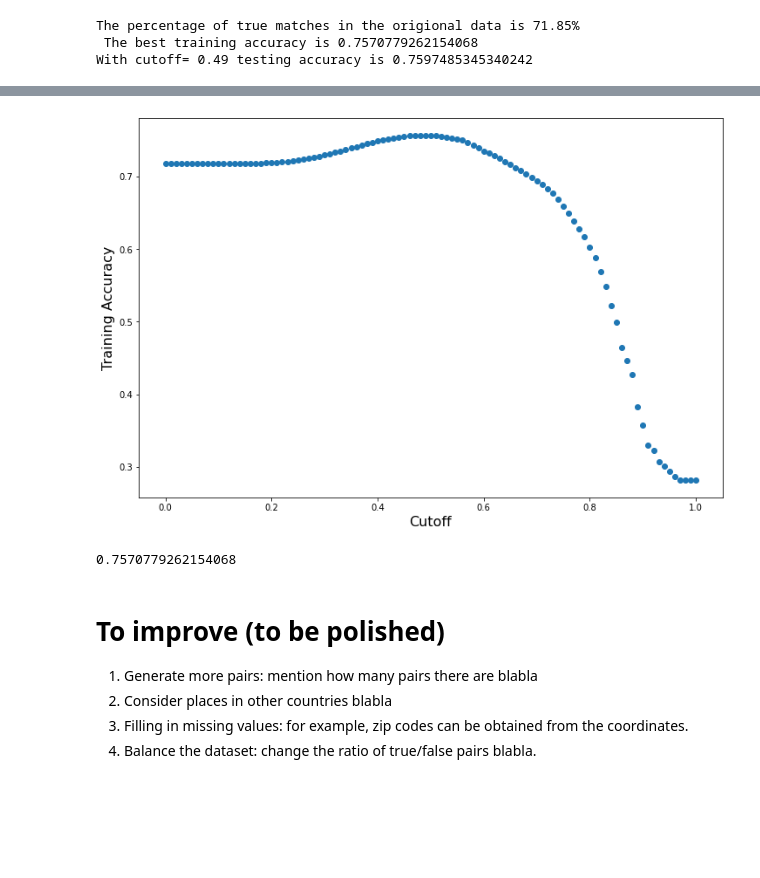
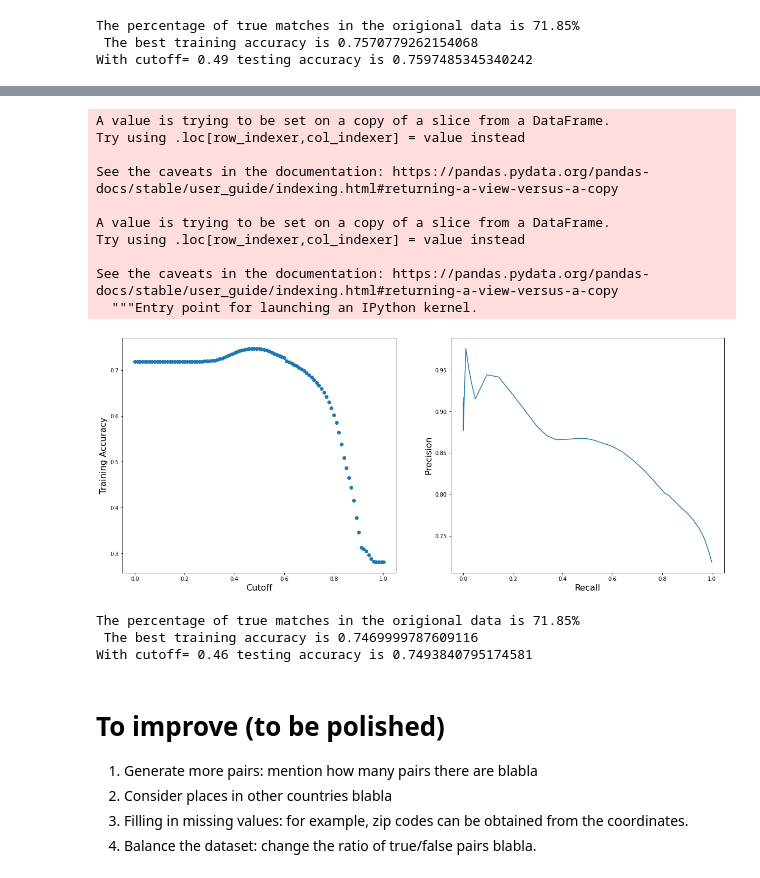
Before and after one commit to gormantt/foursquare-location-matching, a Jupyter notebook: Ling_EDA_and_modeling.ipynb, the cells around one changed output, grey strips where cells are left out. Saved outputs shown, nothing was run; the diff lists cells and outputs as text; code cells hidden in the pictures; blank space fills up the shorter version.

```diff
--- a/Ling_EDA_and_modeling.ipynb
+++ b/Ling_EDA_and_modeling.ipynb
@@ -302,8 +302,8 @@ def lev_metric(df, col1, col2):
     else:
         a = a.lower().replace(" ", "").replace("'", "")
         b = b.lower().replace(" ", "").replace("'", "")
-    #if a in b or b in a:
-    #    return 0
+    if len(a)==0 or len(b)==0:
+        return -1
     return lev(a,b)/max(len(a),len(b))
 # %%
 from sklearn.feature_extraction.text import CountVectorizer
@@ -964,0 +942,7 @@ print(confusion_matrix(y_test,y_pred),'\n', roc_auc_score(y_test,y_pred),'\n',np
+# %%
+# by Tim
+df_pairs = pairs.copy()
+df_pairs['categories_1']   = df_pairs['categories_1'].fillna('')
+df_pairs['categories_2']   = df_pairs['categories_2'].fillna('')
+df_pairs['full_address_1'] = df_pairs['address_1'].fillna('') + ' ' + df_pairs['city_1'].fillna('') + ' ' + df_pairs['state_1'].fillna('') + ' ' + df_pairs['zip_1'].fillna('')  + ' ' + df_pairs['country_1'].fillna('')
+df_pairs['full_address_2'] = df_pairs['address_2'].fillna('') + ' ' + df_pairs['city_2'].fillna('') + ' ' + df_pairs['state_2'].fillna('') + ' ' + df_pairs['zip_2'].fillna('')  + ' ' + df_pairs['country_2'].fillna('')
@@ -965 +1083,3 @@ print(confusion_matrix(y_test,y_pred),'\n', roc_auc_score(y_test,y_pred),'\n',np
+# %%
+df_pairs_US = df_pairs.loc[(df_pairs.country_1=='US') & (df_pairs.country_2=='US')]
 # %%
@@ -1008,46 +1157,75 @@ max(accs)
 # %%
-## set the cutoff
-cols = ['location_diff','name_diff','address_diff','city_diff','zip_diff','url_diff', 'phone_diff', 'categories_diff']
+pairs_US_lev['full_address_diff'] = compute_diffs(df_pairs_US, ['full_address'], lev_metric)['full_address_diff']
+
+# Logistic regression using Levensthtein
+cols = ['location_diff','name_diff','full_address_diff','url_diff', 'phone_diff', 'categories_diff']
 
 pairs_copy=pairs_US_lev[['match']+cols]
 train, test=train_test_split(pairs_copy, test_size=.2, random_state=0)
 
 X_train = train[cols]
 X_test = test[cols]
 y_train = train['match']
 y_test = test['match']
 
 lreg = LogisticRegression(C=1)
 lreg.fit(X_train,y_train)
 
 ## store the predicted probabilities
 y_prob = lreg.predict_proba(X_train)[:,1]
 
-#y_pred = lreg.predict(X_test)
-#confusion_matrix(y_test,y_pred)
-#scores.append(roc_auc_score(y_test,y_pred))
+cutoffs = np.arange(0,1.01,.01)
 
-## Now plot how the accuracy changes with the cutoff
-cutoffs = np.arange(0,1.01,.01)
 accs = []
+prec_scores = []
+rec_scores = []
+roc_scores = []
 
 for cutoff in cutoffs:
     y_train_pred = 1*(y_prob >= cutoff)
     accs.append(np.sum(y_train_pred == y_train)/len(y_train))
+    cm = confusion_matrix(y_train, y_train_pred)
+    TN = cm[0,0]
+    FP = cm[0,1]
+    FN = cm[1,0]
+    TP = cm[1,1]
+    prec_scores.append(np.round(TP/(TP+FP),4))
+    rec_scores.append(np.round(TP/(TP+FN),4))
+#    roc_scores.append(roc_auc_score(y_test, y_pred))
 
-plt.figure(figsize=(12,8))
+fig,ax = plt.subplots(1,2, figsize=(20,8), sharex=True)
 
-plt.scatter(cutoffs,accs)
+ax[0].scatter(cutoffs,accs)
+ax[0].set_xlabel("Cutoff",fontsize=16)
+ax[0].set_ylabel("Training Accuracy",fontsize=16)
 
-plt.xlabel("Cutoff",fontsize=16)
-plt.ylabel("Training Accuracy",fontsize=16)
+ax[1].plot(rec_scores, prec_scores)
+ax[1].set_xlabel("Recall", fontsize=16)
+ax[1].set_ylabel("Precision", fontsize=16)
 
 plt.show()
 
-max(accs)
+print('The percentage of true matches in the origional data is',"{:.2%}".format(y_train.value_counts()[1]/len(y_train)), '\n', 'The best training accuracy is', max(accs))
+
+y_prob_test = lreg.predict_proba(X_test)[:,1]
+cutoff= cutoffs[np.argmax(accs)]
+
+print('With cutoff=',cutoff, 'testing accuracy is', np.sum(1*(y_prob_test >= cutoff) == y_test)/len(y_test))
 # %% [output]
+A value is trying to be set on a copy of a slice from a DataFrame.
+Try using .loc[row_indexer,col_indexer] = value instead
+
+See the caveats in the documentation: https://pandas.pydata.org/pandas-docs/stable/user_guide/indexing.html#returning-a-view-versus-a-copy
+
+A value is trying to be set on a copy of a slice from a DataFrame.
+Try using .loc[row_indexer,col_indexer] = value instead
+
+See the caveats in the documentation: https://pandas.pydata.org/pandas-docs/stable/user_guide/indexing.html#returning-a-view-versus-a-copy
+  """Entry point for launching an IPython kernel.
-[figure, old version]
+[figure, new version]
-0.7570779262154068
+The percentage of true matches in the origional data is 71.85%
+ The best training accuracy is 0.7469999787609116
+With cutoff= 0.46 testing accuracy is 0.7493840795174581
 # %% [markdown]
 # To improve (to be polished)
 
```
Also changed, not shown: parts of 7 cells of this notebook.
